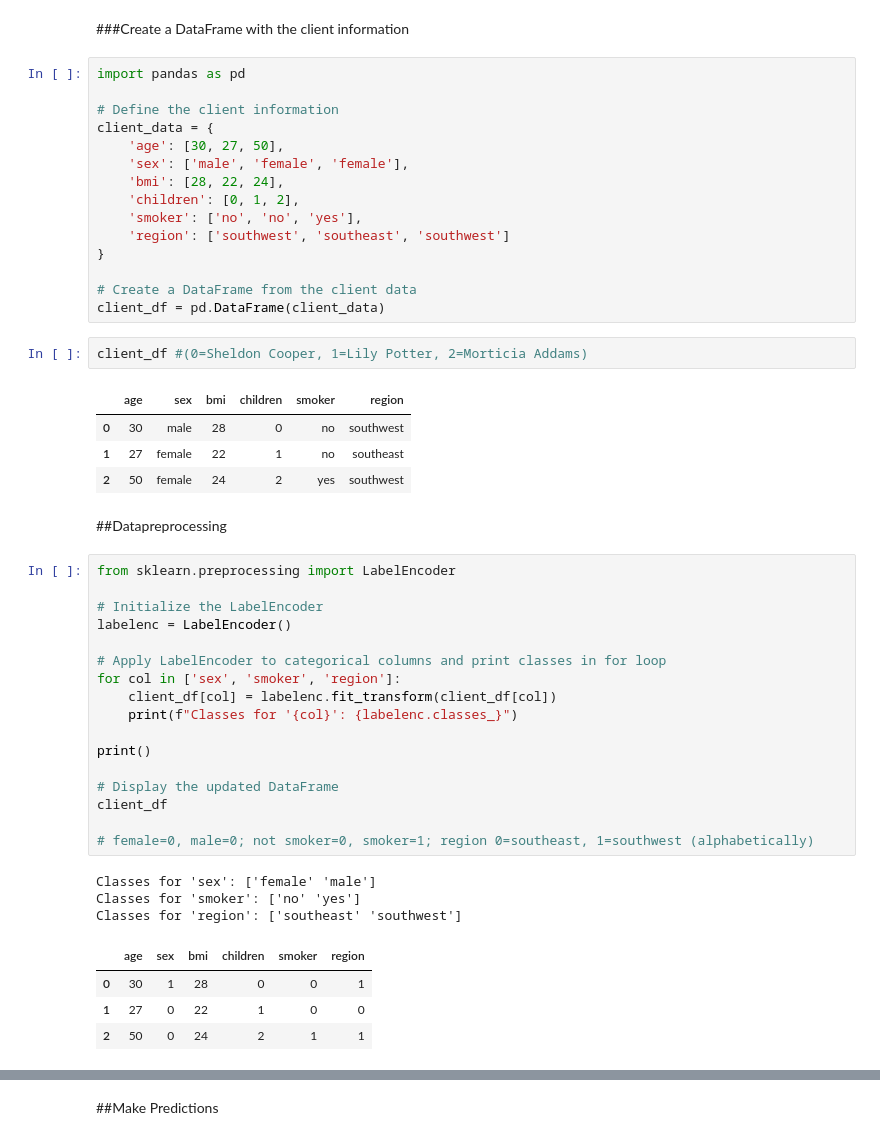
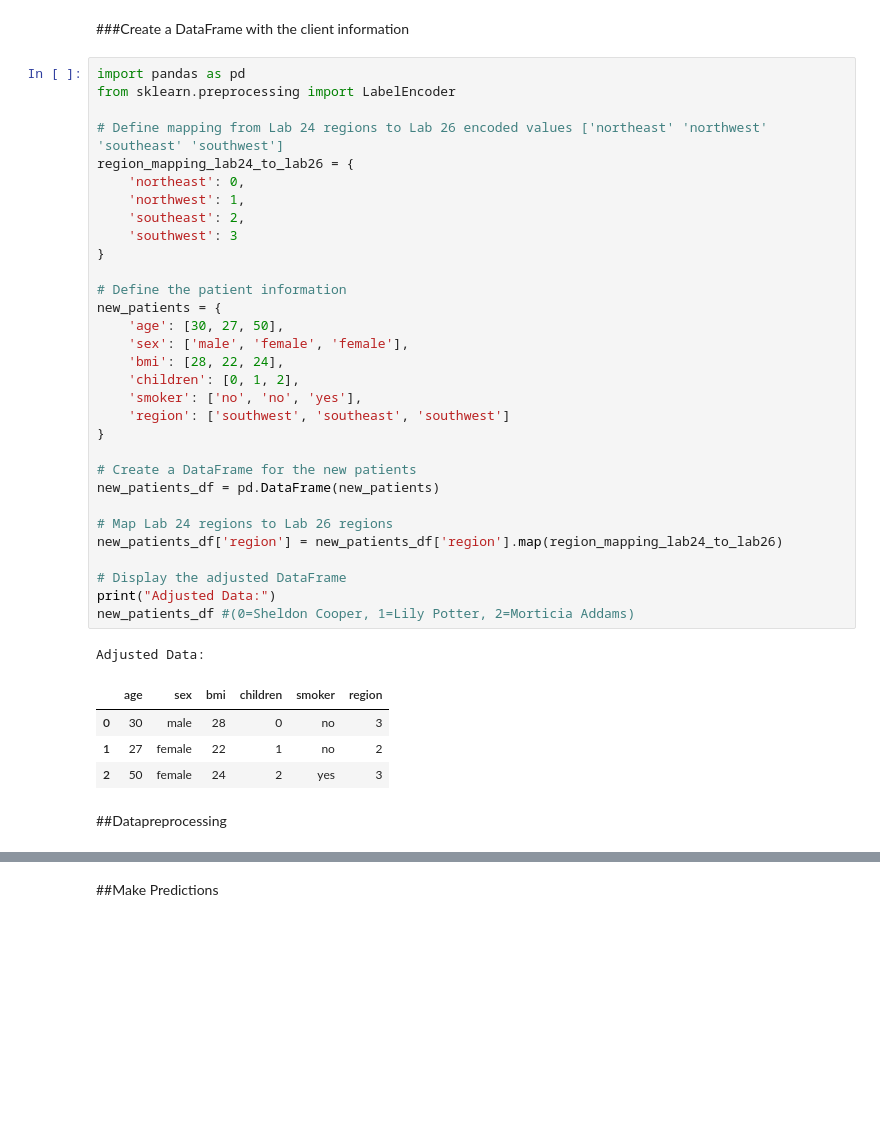
Before and after one commit to klbailey/ADA, a Jupyter notebook: Copy_of_Lab_26_Insurance_Clients.ipynb, the cells around one changed output, grey strips where cells are left out. Cells and saved outputs as stored; diff of their text form; blank space fills up the shorter version.

Commit message:
Prediction from model in different Lab and mapping

```diff
--- a/Copy_of_Lab_26_Insurance_Clients.ipynb
+++ b/Copy_of_Lab_26_Insurance_Clients.ipynb
@@ -74,50 +74,40 @@ model = load(model_path)
 ###Create a DataFrame with the client information
 # %%
 import pandas as pd
+from sklearn.preprocessing import LabelEncoder
 
-# Define the client information
-client_data = {
+# Define mapping from Lab 24 regions to Lab 26 encoded values ['northeast' 'northwest' 'southeast' 'southwest']
+region_mapping_lab24_to_lab26 = {
+    'northeast': 0,
+    'northwest': 1,
+    'southeast': 2,
+    'southwest': 3
+}
+
+# Define the patient information
+new_patients = {
     'age': [30, 27, 50],
     'sex': ['male', 'female', 'female'],
     'bmi': [28, 22, 24],
     'children': [0, 1, 2],
     'smoker': ['no', 'no', 'yes'],
     'region': ['southwest', 'southeast', 'southwest']
 }
 
-# Create a DataFrame from the client data
-client_df = pd.DataFrame(client_data)
+# Create a DataFrame for the new patients
+new_patients_df = pd.DataFrame(new_patients)
+
+# Map Lab 24 regions to Lab 26 regions
+new_patients_df['region'] = new_patients_df['region'].map(region_mapping_lab24_to_lab26)
+
+# Display the adjusted DataFrame
+print("Adjusted Data:")
+new_patients_df #(0=Sheldon Cooper, 1=Lily Potter, 2=Morticia Addams)
+# %% [output]
+Adjusted Data:
+|  | age | sex | bmi | children | smoker | region |
+| 0 | 30 | male | 28 | 0 | no | 3 |
+| 1 | 27 | female | 22 | 1 | no | 2 |
+| 2 | 50 | female | 24 | 2 | yes | 3 |
-# %%
-client_df #(0=Sheldon Cooper, 1=Lily Potter, 2=Morticia Addams)
-# %% [output]
-|  | age | sex | bmi | children | smoker | region |
-| 0 | 30 | male | 28 | 0 | no | southwest |
-| 1 | 27 | female | 22 | 1 | no | southeast |
-| 2 | 50 | female | 24 | 2 | yes | southwest |
 # %% [markdown]
 ##Datapreprocessing
-# %%
-from sklearn.preprocessing import LabelEncoder
-
-# Initialize the LabelEncoder
-labelenc = LabelEncoder()
-
-# Apply LabelEncoder to categorical columns and print classes in for loop
-for col in ['sex', 'smoker', 'region']:
-    client_df[col] = labelenc.fit_transform(client_df[col])
-    print(f"Classes for '{col}': {labelenc.classes_}")
-
-print()
-
-# Display the updated DataFrame
-client_df
-
-# female=0, male=0; not smoker=0, smoker=1; region 0=southeast, 1=southwest (alphabetically)
-# %% [output]
-Classes for 'sex': ['female' 'male']
-Classes for 'smoker': ['no' 'yes']
-Classes for 'region': ['southeast' 'southwest']
-|  | age | sex | bmi | children | smoker | region |
-| 0 | 30 | 1 | 28 | 0 | 0 | 1 |
-| 1 | 27 | 0 | 22 | 1 | 0 | 0 |
-| 2 | 50 | 0 | 24 | 2 | 1 | 1 |
```
Also changed, not shown: parts of 4 cells of this notebook.
